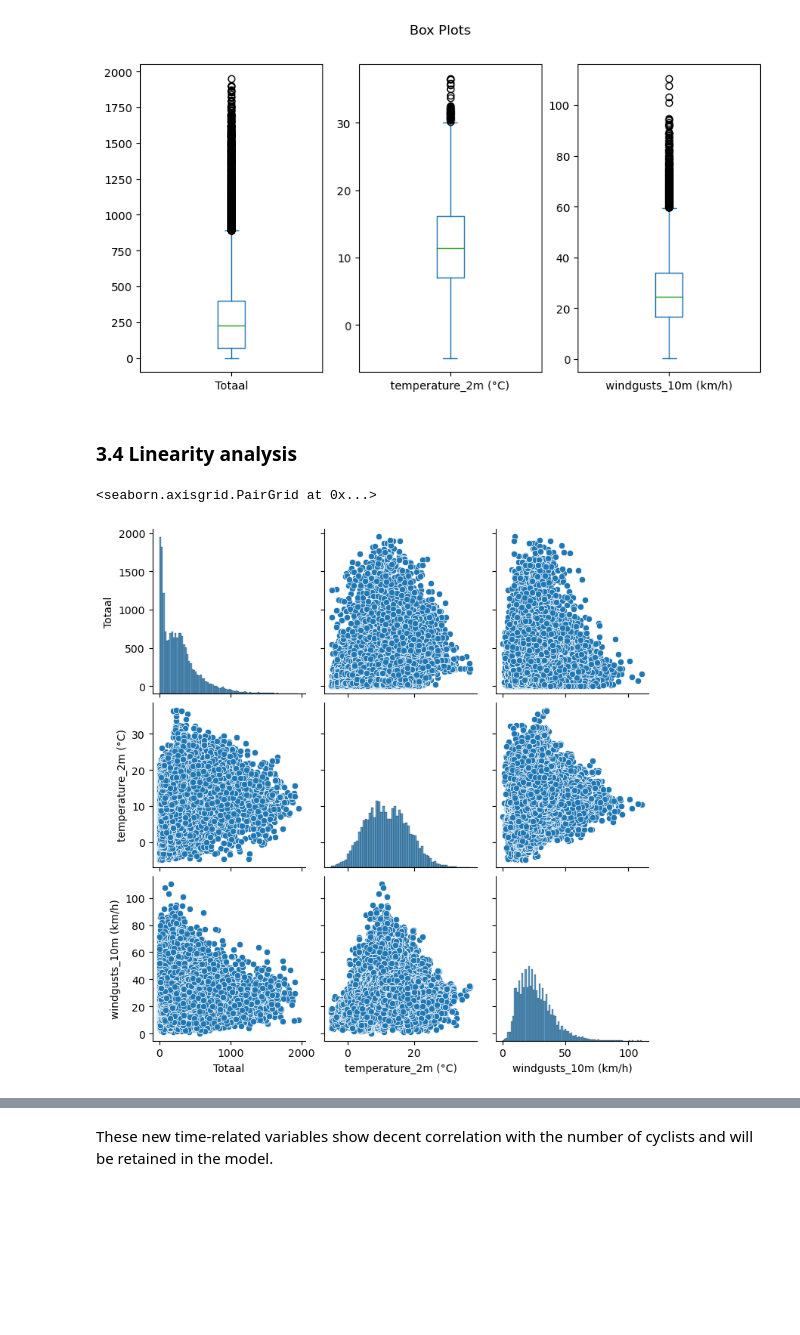
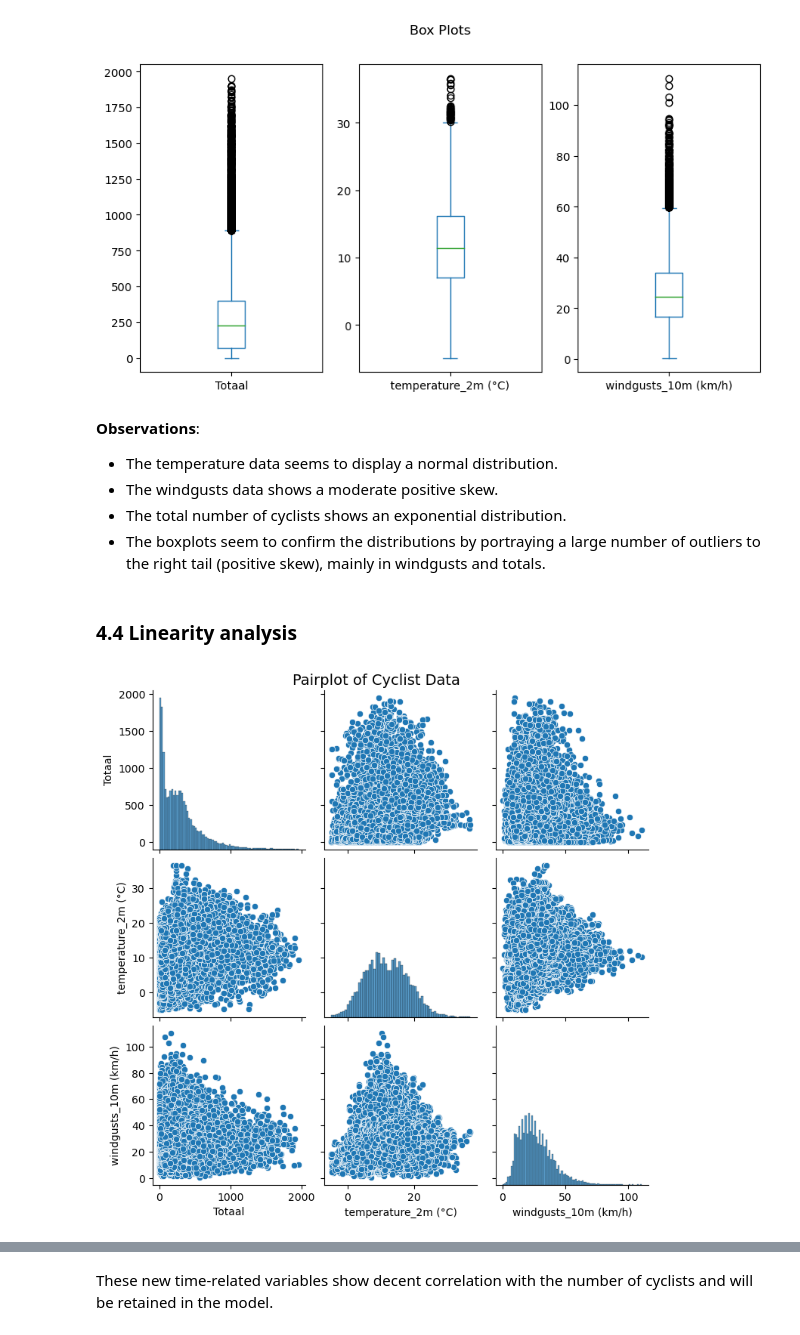
Before and after one commit to mxvp/Bicycle_counter_prediction, a Jupyter notebook: linear_regression.ipynb, the cells around one changed output, grey strips where cells are left out. Drawn from its saved outputs; the diff is of its cells as text; code cells hidden in the pictures; blank space fills up the shorter version.

Commit message:
included markdown observations

```diff
--- a/linear_regression.ipynb
+++ b/linear_regression.ipynb
@@ -190,11 +182,26 @@ plt.show()
 # %% [output]
 [figure]
 [figure]
+# %% [markdown]
+**Observations**:
+- The temperature data seems to display a normal distribution.
+- The windgusts data shows a moderate positive skew.
+- The total number of cyclists shows an exponential distribution.
+- The boxplots seem to confirm the distributions by portraying a large number of outliers to the right tail (positive skew), mainly in windgusts and totals.
 # %% [markdown]
-### 3.4 Linearity analysis
+### 4.4 Linearity analysis
-# %%
-sns.pairplot(train_data)
-# %% [output]
-<seaborn.axisgrid.PairGrid at 0x...>
-[figure, removed]
+# %%
+# Filter out FutureWarnings due to excessive warnings about a deprecated function...
+warnings.filterwarnings("ignore", category=FutureWarning)
+
+# Pairplot
+fig = sns.pairplot(train_data)
+plt.subplots_adjust(top=0.95)
+fig.fig.suptitle("Pairplot of Cyclist Data", fontsize=14)
+plt.show()
+
+# Reset the warning filter
+warnings.resetwarnings()
+# %% [output]
+[figure, added]
 # %% [markdown]
```
Also changed, not shown: parts of 63 cells of this notebook, 1 other file.
